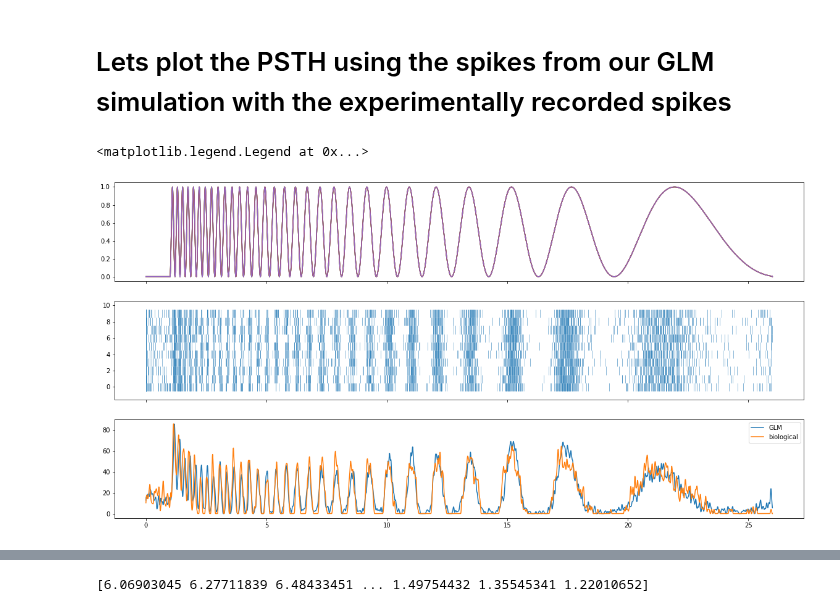
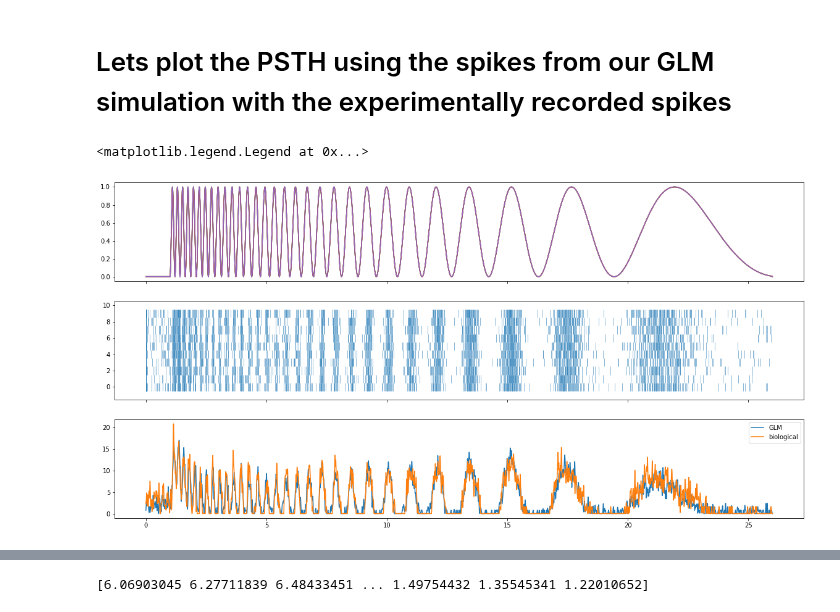
Before and after one commit to davidfox87/neuro_encoding_models, a Jupyter notebook: fitting_spike_train_tutorial.ipynb, the cells around one changed output, grey strips where cells are left out. Cells and saved outputs as stored; diff of their text form; code cells hidden in the pictures.

```diff
--- a/fitting_spike_train_tutorial.ipynb
+++ b/fitting_spike_train_tutorial.ipynb
@@ -101,8 +101,11 @@ I'll start by loading 5 trials of spike train responses of a PN to an optogeneti
 cell_idx = 1
 cell = "pn" + str(cell_idx)
 response = 'datasets/spTimesPNControl/{}SpTimes_reverseChirp.mat'.format(cell, '.txt')
-stim, sps = load_spk_times2('datasets/stim.txt', response)
-dt = 0.001
+stim, sps, dt = load_spk_times2('datasets/stim.txt', response, dt=0.001)
+
+# normalize stimulus between 0 and 1
+scaler = MinMaxScaler()
+stim = scaler.fit_transform(stim)
 # %% [markdown]
 # Lets plot the traces
 # %%
@@ -127,7 +126,7 @@ stim = scaler.fit_transform(stim)
 # %% [markdown]
 # Express our filter using a temporal basis
 # %%
-stim_basis, spike_basis = make_bases(10., [0.01, 4.5], 10, 40, dt=0.001)
+stim_basis, spike_basis = make_bases(10., [0.05, 4.5], 10, 40, dt=0.001)
 
 fig, ax = plt.subplots(1, 2, figsize=[20, 5])
 ax[0].plot(stim_basis.B)
@@ -325,7 +322,7 @@ Imat[0, 0] = 0
 
 prs = np.random.normal(0, 0.1, stim_basis.nbases + spike_basis.nbases + 1)
 res = minimize(neg_log_lik, prs, args=(stim_basis.nbases, folds_xtrain[0], folds_ytrain[0], 1),
-        options={'disp': True})
+        options={'disp': True, 'maxiter': 500})
 
 wmap = res['x']
 # %% [output]
@@ -337,11 +339,10 @@ Warning: Desired error not necessarily achieved due to precision loss.
 # %%
 def _fit_and_score(train, test, wmap, parameter):
   negLTest = []
-  i = 0
   for train, test in zip(train, test):
     Xtrain, ytrain = train
     Xtest, ytest = test
-    i+=1
+
     Cinv = parameter * Imat
 
     wmap_ = mapfit_GLM(wmap, stim_basis.nbases, Xtrain, np.array(ytrain), Cinv, 1);
@@ -349,7 +350,6 @@ def _fit_and_score(train, test, wmap, parameter):
     negLTest.append(neg_log_func(wmap_, Xtest, ytest))
 
   return np.mean(negLTest)
-  #return i
 # %%
 from tqdm import tqdm
 def _run_search(evaluate_candidates):
@@ -457,29 +451,28 @@ for i in range(nsims): # run 5 GLM simulations
 # %%
 t = np.arange(0, len(stim)) * dt
 fig, ax = plt.subplots(3, 1, sharex=True, figsize=[20, 10])
 ax[0].plot(t, stim)
 
 # ax[0].eventplot(sptimes.T, lineoffsets=0.7)
 
 ax[1].eventplot(glm_sptimes.T, linewidth=0.5)
-smooth_win = np.hanning(100) / np.hanning(100).sum()
+smooth_win = np.hanning(50) / np.hanning(50).sum()
 psth_model = np.convolve(np.mean(glm_sims, axis=1), smooth_win)
-sigrange = np.arange(100 // 2, 100 // 2 + len(sps))
-psth_model_ = psth_model[sigrange] * 1000
-# ax[2].plot(np.arange(0, int(70*fs))/1000., psth_model_)
+sigrange = np.arange(50 // 2, 50 // 2 + len(sps))
+psth_model_ = psth_model[sigrange] * 200
 ax[2].plot(t, psth_model_, label='GLM')
 #
 
-_, sps_exp = load_spk_times2('datasets/stim.txt', response)
+_, sps_exp, dt = load_spk_times2('datasets/stim.txt', response, dt=0.001)
 psth_exp = np.convolve(np.mean(sps_exp, axis=1), smooth_win, mode='full')
-sigrange = np.arange(100 // 2, 100 // 2 + len(sps_exp))
-psth_exp_ = psth_exp[sigrange] * 1000
+sigrange = np.arange(50 // 2, 50 // 2 + len(sps_exp))
+psth_exp_ = psth_exp[sigrange] * 200
 ax[2].plot(t, psth_exp_, label='biological')
 
 ax[2].legend()
 # %% [output]
 <matplotlib.legend.Legend at 0x...>
-[figure, old version]
+[figure, new version]
 # %%
 plt.plot(psth_exp_, psth_model_, 'o')
 r2 = r2_score(psth_exp_, psth_model_)
```
Also changed, not shown: parts of 14 cells of this notebook.
